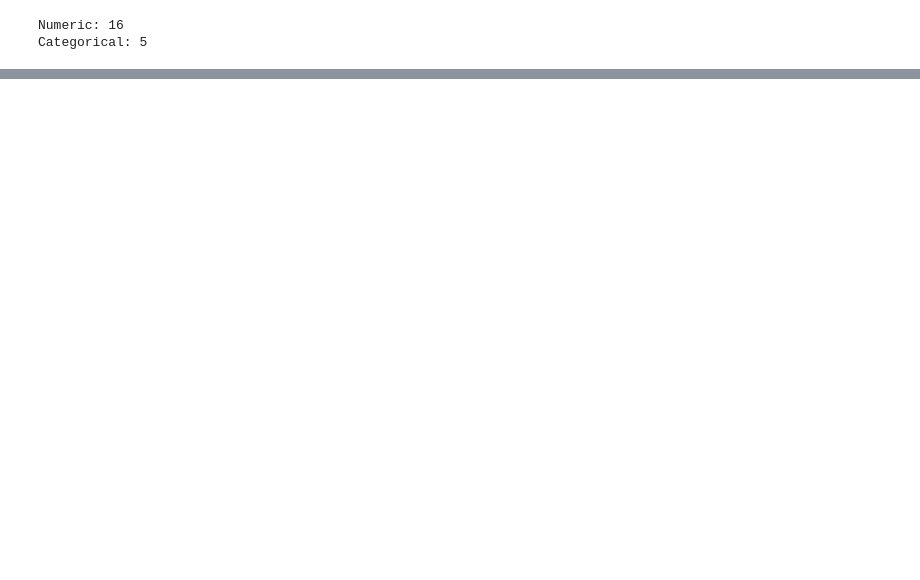
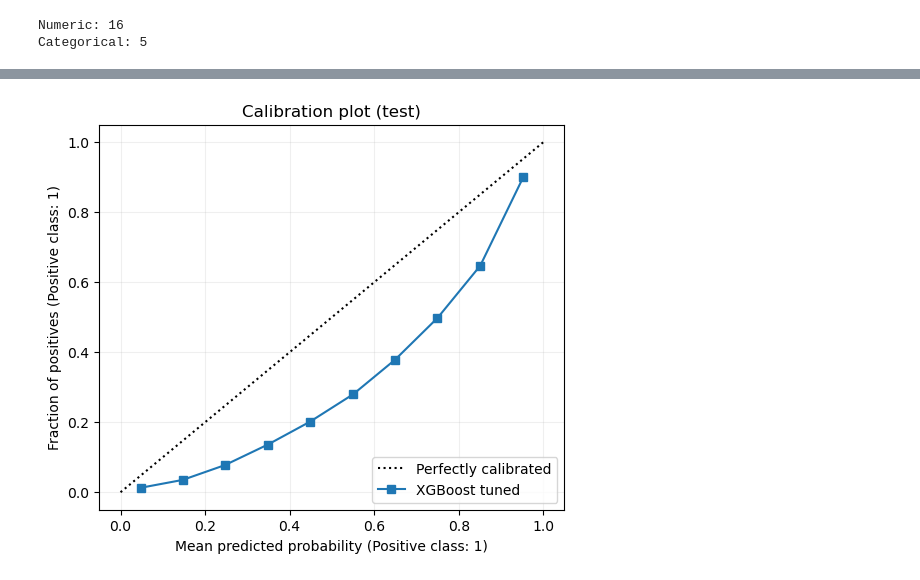
Before and after one commit to Alban998/Projet4_Rain_In_Australia, a Jupyter notebook: notebooks/Projet4_Prevision_Pluie.ipynb, the cells around one changed output, grey strips where cells are left out. Saved outputs shown, nothing was run; the diff lists cells and outputs as text; code cells hidden in the pictures; blank space fills up the shorter version.

```diff
--- a/notebooks/Projet4_Prevision_Pluie.ipynb
+++ b/notebooks/Projet4_Prevision_Pluie.ipynb
@@ -764,0 +1412,52 @@ if len(num_cols) > 0:
+# %%
+# Étape 14 — Courbe de calibration
+
+from sklearn.calibration import CalibrationDisplay
+
+plt.figure(figsize=(6, 5))
+ax = plt.gca()
+
+# Choisir 1) un modèle "probabiliste" simple (LR) et 2) le meilleur modèle (si dispo)
+calib_models = []
+if "log_reg" in globals():
+    calib_models.append((log_reg, "LogisticRegression"))
+
+best_model = None
+best_name = None
+if "xgb_search" in globals() and (xgb_search is not None) and hasattr(xgb_search, "best_estimator_"):
+    best_model = xgb_search.best_estimator_
+    best_name = "XGBoost tuned"
+elif "rf_search" in globals() and hasattr(rf_search, "best_estimator_"):
+    best_model = rf_search.best_estimator_
+    best_name = "RandomForest tuned"
+elif "xgb" in globals():
+    best_model = xgb
+    best_name = "XGBoost"
+elif "rf" in globals():
+    best_model = rf
+    best_name = "RandomForest"
+
+if best_model is not None:
+    calib_models.append((best_model, best_name))
+
+if len(calib_models) == 0:
+    print("Aucun modèle disponible pour la calibration (exécuter les étapes modèles).")
+else:
+    for mdl, nm in calib_models:
+        if not hasattr(mdl, "predict_proba"):
+            print(f"{nm}: pas de predict_proba(), calibration non tracée")
+            continue
+        y_proba_m = mdl.predict_proba(X_test)[:, 1]
+        CalibrationDisplay.from_predictions(
+            y_test,
+            y_proba_m,
+            n_bins=10,
+            name=nm,
+            ax=ax,
+        )
+
+    plt.title("Calibration plot (test)")
+    plt.grid(True, alpha=0.2)
+    plt.show()
+# %% [output]
+[figure, added]
```
Also changed, not shown: parts of 41 cells of this notebook, 2 other files.
